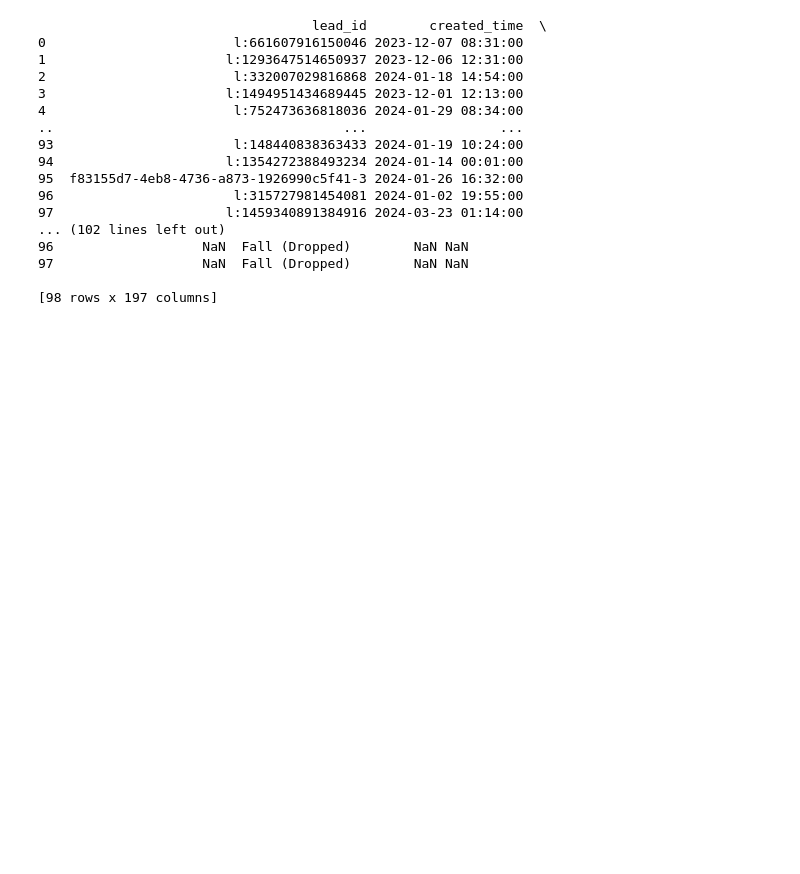
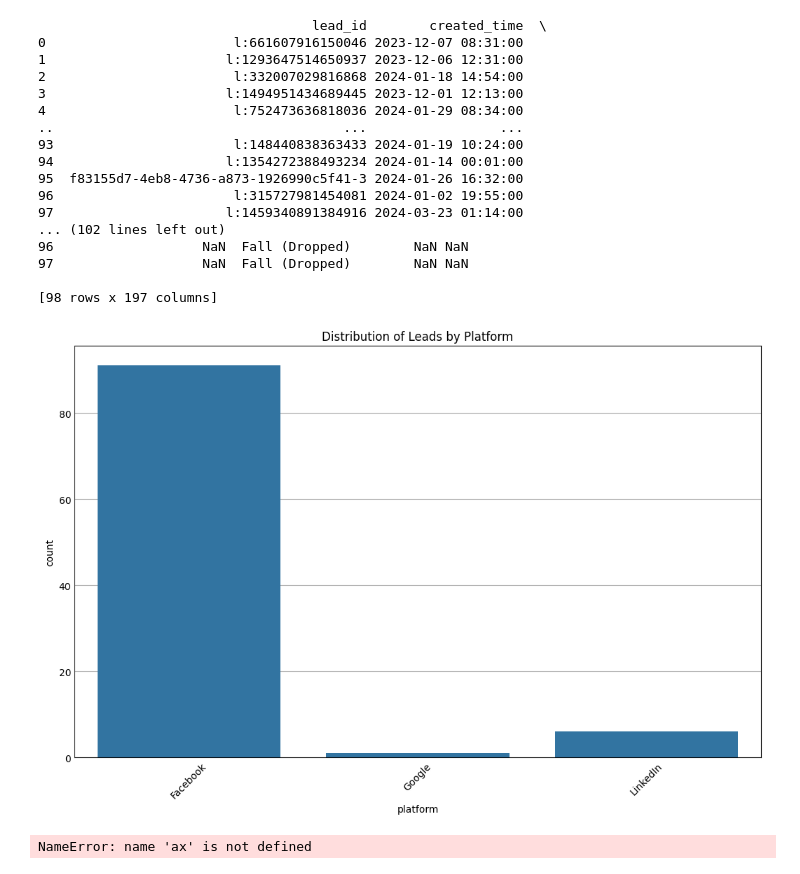
Before and after one commit to Pramuuu/Futurense_ML, a Jupyter notebook: 11_08_2024_more_combined_and_specified.ipynb, the cells around one changed output. Saved outputs shown, nothing was run; the diff lists cells and outputs as text; code cells hidden in the pictures; blank space fills up the shorter version.

```diff
--- a/11_08_2024_more_combined_and_specified.ipynb
+++ b/11_08_2024_more_combined_and_specified.ipynb
@@ -35,7 +35,7 @@ from sklearn import tree
 from sklearn.ensemble import RandomForestClassifier
 from sklearn.metrics import roc_curve, auc, accuracy_score, precision_score, recall_score, f1_score, confusion_matrix, classification_report, jaccard_score, log_loss
 # %%
-data7 = pd.read_excel('/content/consolidated_common_lead_ids.xlsx')
+data7 = pd.read_excel('/content/consolidated_common_lead_ids (1).xlsx')
 df7 = pd.DataFrame(data7)
 df7
 # %% [output]
@@ -211,3 +211,23 @@ print(final_df)
 97                   NaN  Fall (Dropped)        NaN NaN
 
 [98 rows x 197 columns]
+# %%
+import seaborn as sns
+import matplotlib.pyplot as plt
+
+plt.figure(figsize=(10, 6))
+sns.countplot(data=df7, x='platform')
+plt.title('Distribution of Leads by Platform')
+plt.xticks(rotation=45)
+plt.show()
+for p in ax.patches:
+    ax.annotate(f'{int(p.get_height())}',
+                (p.get_x() + p.get_width() / 2., p.get_height()),
+                ha='center', va='baseline',
+                fontsize=12, color='black', xytext=(0, 5),
+                textcoords='offset points')
+
+plt.show()
+# %% [output]
+[figure, added]
+NameError: name 'ax' is not defined
```
Also changed, not shown: parts of 31 cells of this notebook.
